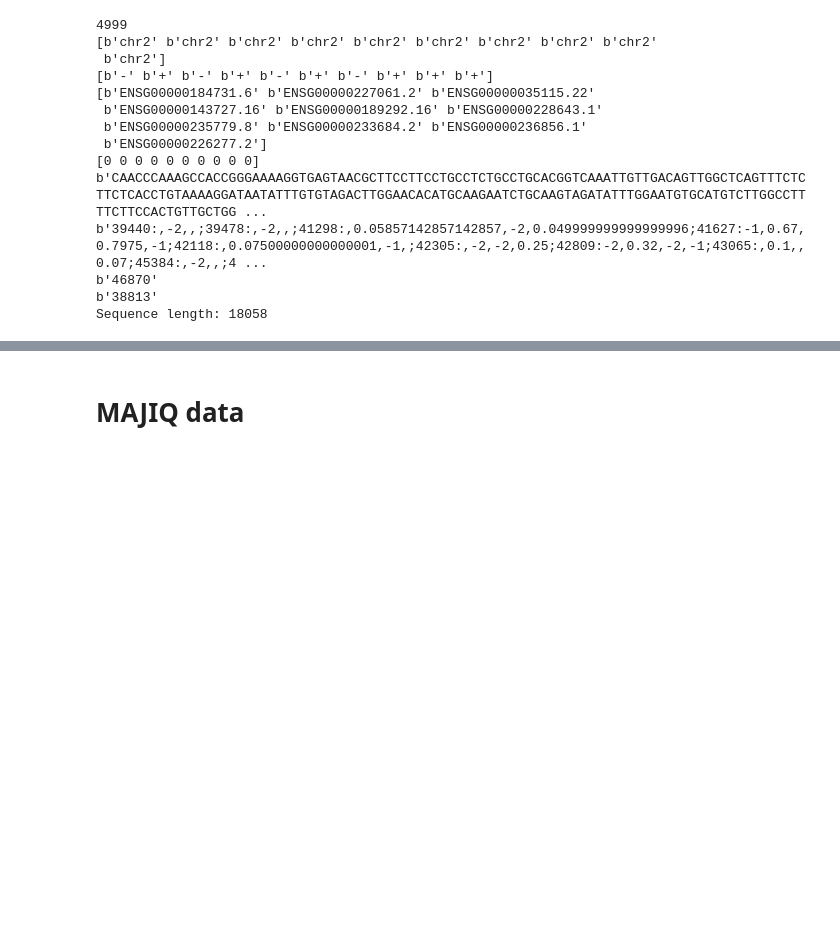
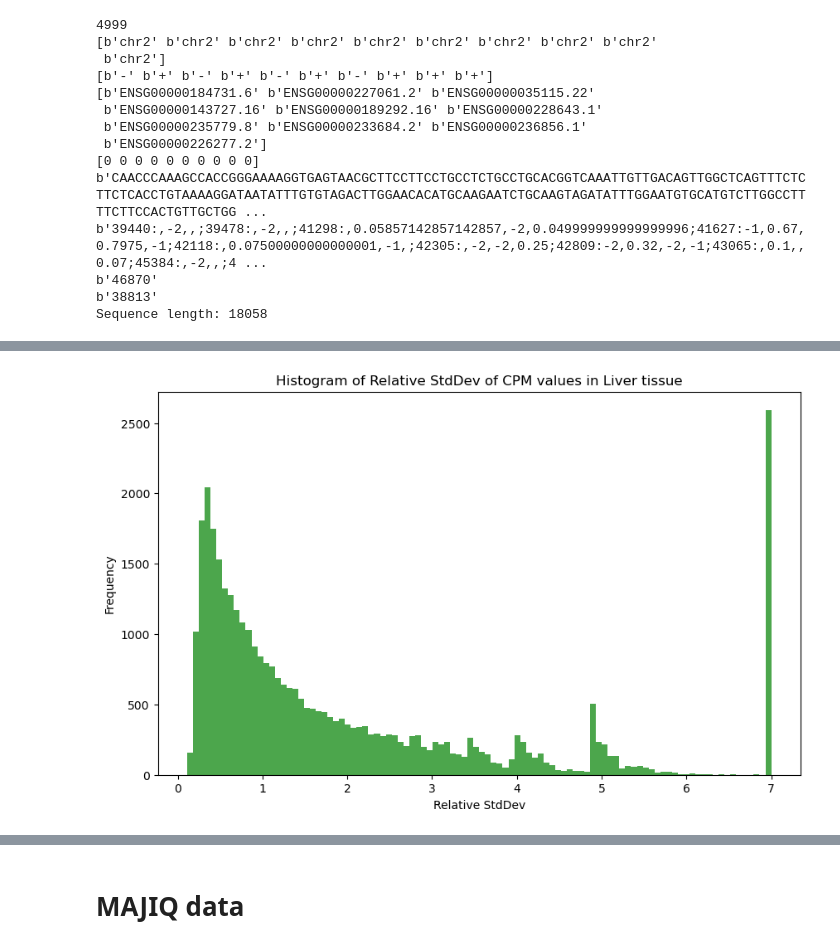
Before and after one commit to qiuresearch/AmbiSplice, a Jupyter notebook: data_prep.ipynb, the cells around one changed output, grey strips where cells are left out. Drawn from its saved outputs; the diff is of its cells as text; code cells hidden in the pictures; blank space fills up the shorter version.

```diff
--- a/data_prep.ipynb
+++ b/data_prep.ipynb
@@ -265,9 +270,9 @@ with tables.open_file(h5file_path, mode='w', title='Crop Features') as h5file:
 Loaded seq_sites_df with 37632 entries from data/gwsplice_gene_sites.pkl
 # %%
 
-with tables.open_file('data/gwsplice_feats_labels.h5', mode='r') as h5file:
-    table = h5file.root.train_feats
-    print(f"Total training features stored: {table.nrows}")
+with tables.open_file('data/gwsplice_genecrops.h5', mode='r') as h5file:
+    table = h5file.root.crop_feats
+    print(f"Total crop features stored: {table.nrows}")
     first_row = table[0]
     print(first_row['gene_id'])
     # get each row as a dictionary
@@ -368,0 +385,20 @@ Keys:  ['X0', 'X1', 'X10', 'X100', 'X1000', 'X10000', 'X10001', 'X10002', 'X1000
+# %%
+tissue_types = [_col.split('.')[0] for _col in cpm_df.columns]
+from collections import Counter
+tissue_type_counts = Counter(tissue_types)
+print("Tissue type counts:")
+for tissue, count in tissue_type_counts.items():
+    print(f"{tissue}: {count}")
+# get unique tissue types
+tissue_types = list(set(tissue_types))
+print(f"Total tissue types: {len(tissue_types)}")
+print(tissue_types)
+# for each tissue type, get the average cpm across samples, as well as stddev and relative stddev
+tissue_cpm_stats = {}
+for tissue in tissue_types:
+    tissue_cols = [col for col in cpm_df.columns if col.startswith(tissue + '.')]
+    tissue_cpm = cpm_df[tissue_cols]
+    tissue_mean = tissue_cpm.mean(axis=1)
+    tissue_std = tissue_cpm.std(axis=1)
+    tissue_cpm_stats[tissue] = {'mean': tissue_mean, 'std': tissue_std, 'relative_std': tissue_std / tissue_mean}
+print(tissue_cpm_stats['Heart']['mean'].head())  # print first 5 genes' mean cpm in Heart
@@ -368,0 +450,11 @@ Keys:  ['X0', 'X1', 'X10', 'X100', 'X1000', 'X10000', 'X10001', 'X10002', 'X1000
+# %%
+# show the distribution of relative stddev in Liver tissue
+liver_relative_std = tissue_cpm_stats['Liver']['relative_std']
+plt.figure(figsize=(10,6))
+plt.hist(liver_relative_std.dropna(), bins=100, color='green', alpha=0.7)
+plt.title('Histogram of Relative StdDev of CPM values in Liver tissue')
+plt.xlabel('Relative StdDev')
+plt.ylabel('Frequency')
+plt.show()
+# %% [output]
+[figure, added]
```
Also changed, not shown: parts of 11 cells of this notebook, 6 other files.
